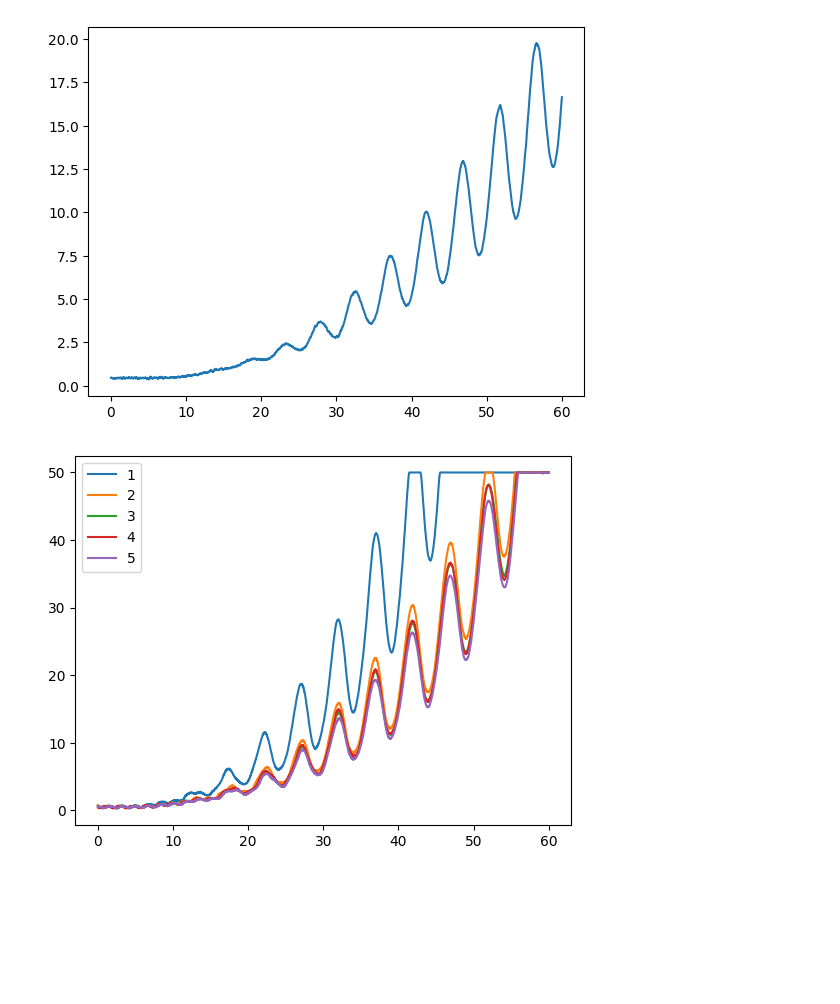
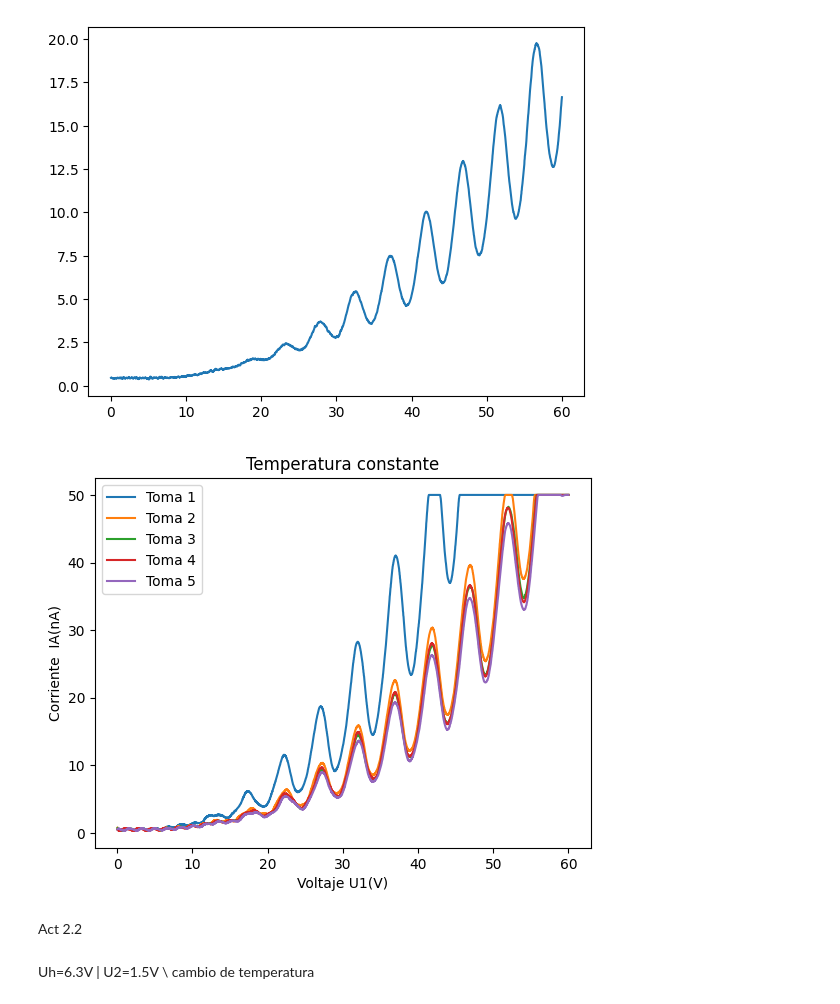
Before and after one commit to LabIntermedio/COD-INTERMEDIO, a Jupyter notebook: Frank-Hertz/Codigo Frank_Hertz.ipynb, the cells around one changed output. Saved outputs shown, nothing was run; the diff lists cells and outputs as text; code cells hidden in the pictures; blank space fills up the shorter version.

```diff
--- a/Frank-Hertz/Codigo Frank_Hertz.ipynb
+++ b/Frank-Hertz/Codigo Frank_Hertz.ipynb
@@ -41,9 +78,19 @@ plt.show()
 # %%
 actividades=[act2_1_1,act2_1_2,act2_1_3,act2_1_4,act2_1_5]
 labels=['1','2','3','4','5']
 for i in range(len(actividades)):
-    plt.plot(actividades[i]['Voltage U1'],actividades[i]['Corriente IA'],label=labels[i])
+    plt.plot(actividades[i]['Voltage U1'],actividades[i]['Corriente IA'],label='Toma '+labels[i])
 plt.legend()
+plt.title('Temperatura constante')
+plt.ylabel('Corriente  IA(nA)')
+plt.xlabel('Voltaje U1(V)')
 plt.show()
 # %% [output]
-[figure, old version]
+[figure, new version]
+# %% [markdown]
+Act 2.2
+# %% [markdown]
+Uh=6.3V |
+U2=1.5V
+\\
+cambio de temperatura
```
Also changed, not shown: parts of 13 cells of this notebook, 26 other files.
